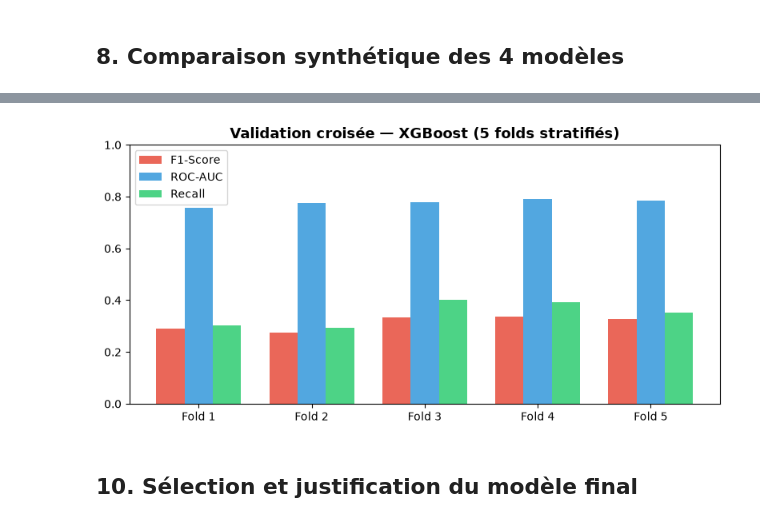
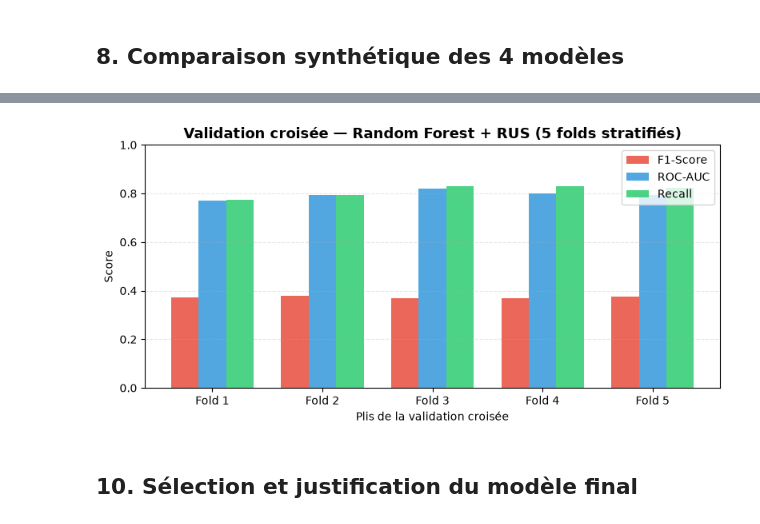
Before and after one commit to imensouidi/Customer-churn-ai, a Jupyter notebook: notebooks/03_Modeling.ipynb, the cells around one changed output, grey strips where cells are left out. Cells and saved outputs as stored; diff of their text form; code cells hidden in the pictures.

```diff
--- a/notebooks/03_Modeling.ipynb
+++ b/notebooks/03_Modeling.ipynb
@@ -248,5 +462,5 @@ Le MLP (Multi-Layer Perceptron) est un réseau de neurones à couches cachées.
 # %%
-mlp = MLPClassifier(
+best_mlp = MLPClassifier(
     hidden_layer_sizes=(128, 64, 32),
     activation='relu',
     solver='adam',
@@ -259,7 +473,15 @@ mlp = MLPClassifier(
     n_iter_no_change=20,
     random_state=42
 )
-mlp.fit(X_train_smote, y_train_smote)
-print(f'✅ MLP entraîné ! ({mlp.n_iter_} itérations)')
-metrics_mlp = evaluate_model(mlp, X_test, y_test, model_name='MLP (Deep Learning)')
+
+best_mlp.fit(X_train_rus, y_train_rus)
+
+print(f'✅ MLP final entraîné ! ({best_mlp.n_iter_} itérations)')
+
+metrics_mlp = evaluate_model(
+    best_mlp,
+    X_test,
+    y_test,
+    model_name='MLP + RUS'
+)
 # %% [output]
@@ -390,19 +713,35 @@ print('\n✅ Un faible écart-type (±) confirme la stabilité du modèle.')
 # %%
 fig, ax = plt.subplots(figsize=(8, 4))
+
 x = np.arange(5)
 w = 0.25
-ax.bar(x - w, cv_f1,  w, label='F1-Score', color='#e74c3c', alpha=0.85)
-ax.bar(x,     cv_auc, w, label='ROC-AUC',  color='#3498db', alpha=0.85)
-ax.bar(x + w, cv_rec, w, label='Recall',   color='#2ecc71', alpha=0.85)
+
+ax.bar(x - w, cv_f1,  width=w, label='F1-Score', color='#e74c3c', alpha=0.85)
+ax.bar(x,     cv_auc, width=w, label='ROC-AUC',  color='#3498db', alpha=0.85)
+ax.bar(x + w, cv_rec, width=w, label='Recall',   color='#2ecc71', alpha=0.85)
+
 ax.set_xticks(x)
 ax.set_xticklabels([f'Fold {i+1}' for i in range(5)])
+
 ax.set_ylim(0, 1)
-ax.set_title('Validation croisée — XGBoost (5 folds stratifiés)', fontsize=13, fontweight='bold')
+
+ax.set_xlabel('Plis de la validation croisée')
+ax.set_ylabel('Score')
+
+ax.set_title(
+    'Validation croisée — Random Forest + RUS (5 folds stratifiés)',
+    fontsize=13,
+    fontweight='bold'
+)
+
+ax.grid(axis='y', linestyle='--', alpha=0.3)
+
 ax.legend()
+
 plt.tight_layout()
 plt.show()
 # %% [output]
-[figure, old version]
+[figure, new version]
 # %% [markdown]
 ## 10. Sélection et justification du modèle final
 # %%
```
Also changed, not shown: parts of 29 cells of this notebook, 4 other files.
